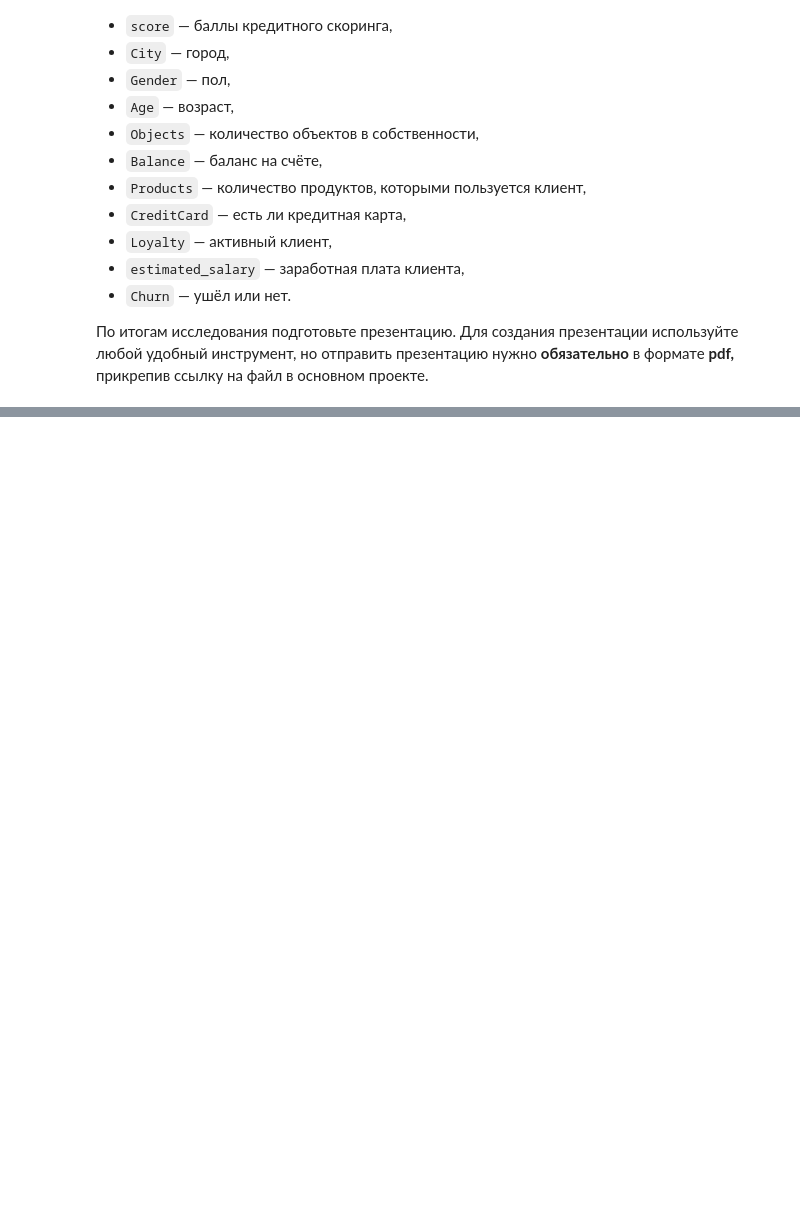
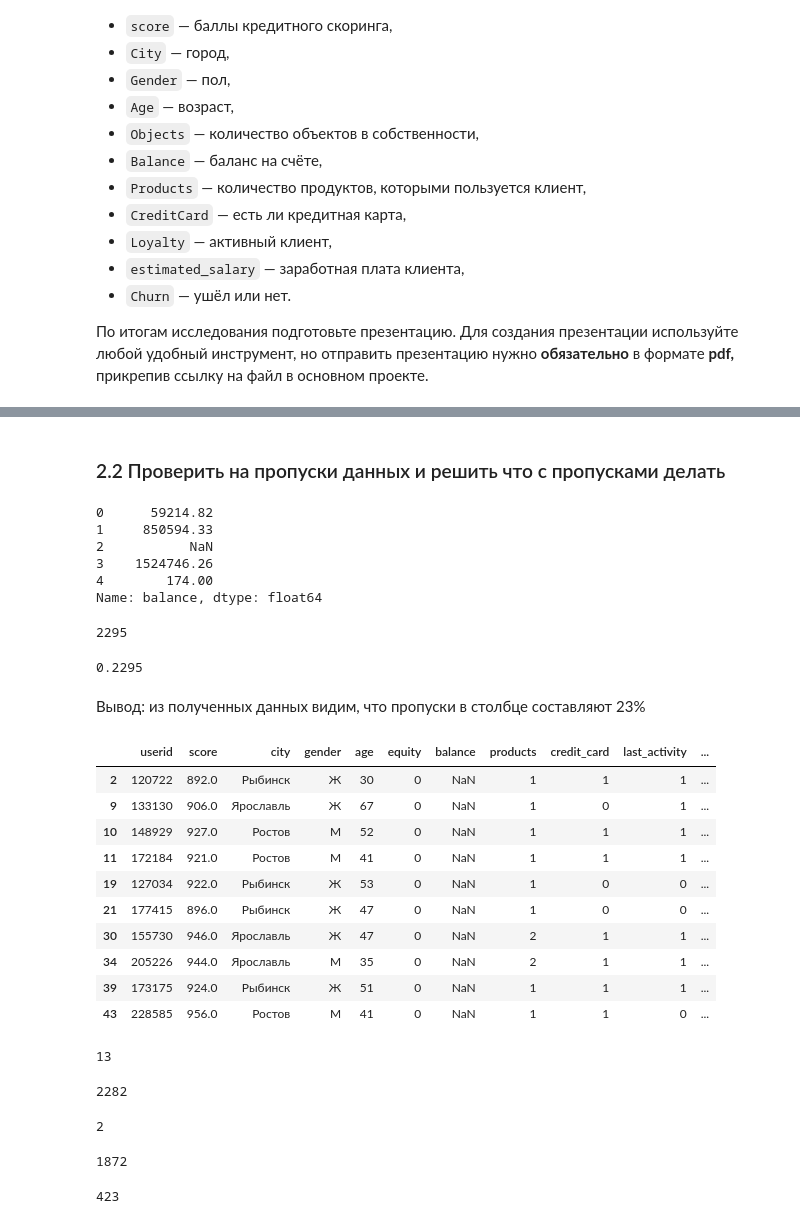
Before and after one commit to mxats1991/da_project_bank, a Jupyter notebook: da_v1.ipynb, the cells around one changed output, grey strips where cells are left out. Saved outputs shown, nothing was run; the diff lists cells and outputs as text; code cells hidden in the pictures; blank space fills up the shorter version.

```diff
--- a/da_v1.ipynb
+++ b/da_v1.ipynb
@@ -105,0 +116,55 @@ memory usage: 937.6+ KB
+# %% [markdown]
+### 2.2 Проверить на пропуски данных и решить что с пропусками делать
+# %%
+df['balance'].head()
+# %% [output]
+0      59214.82
+1     850594.33
+2           NaN
+3    1524746.26
+4        174.00
+Name: balance, dtype: float64
+# %%
+len(df[df['balance'].isna()])
+# %% [output]
+2295
+# %%
+len(df[df['balance'].isna()])/len(df)
+# %% [output]
+0.2295
+# %% [markdown]
+Вывод: из полученных данных видим, что пропуски в столбце составляют 23%
+# %%
+df[df['balance'].isna() == True].head(10)
+# %% [output]
+|  | userid | score | city | gender | age | equity | balance | products | credit_card | last_activity | ... |
+| 2 | 120722 | 892.0 | Рыбинск | Ж | 30 | 0 | NaN | 1 | 1 | 1 | ... |
+| 9 | 133130 | 906.0 | Ярославль | Ж | 67 | 0 | NaN | 1 | 0 | 1 | ... |
+| 10 | 148929 | 927.0 | Ростов | М | 52 | 0 | NaN | 1 | 1 | 1 | ... |
+| 11 | 172184 | 921.0 | Ростов | М | 41 | 0 | NaN | 1 | 1 | 1 | ... |
+| 19 | 127034 | 922.0 | Рыбинск | Ж | 53 | 0 | NaN | 1 | 0 | 0 | ... |
+| 21 | 177415 | 896.0 | Рыбинск | Ж | 47 | 0 | NaN | 1 | 0 | 0 | ... |
+| 30 | 155730 | 946.0 | Ярославль | Ж | 47 | 0 | NaN | 2 | 1 | 1 | ... |
+| 34 | 205226 | 944.0 | Ярославль | М | 35 | 0 | NaN | 2 | 1 | 1 | ... |
+| 39 | 173175 | 924.0 | Рыбинск | Ж | 51 | 0 | NaN | 1 | 1 | 1 | ... |
+| 43 | 228585 | 956.0 | Ростов | М | 41 | 0 | NaN | 1 | 1 | 0 | ... |
+# %%
+len(df[(df['balance'].isna() == True) & (df['churn'] == 1)])
+# %% [output]
+13
+# %%
+len(df[(df['balance'].isna() == True) & (df['churn'] == 0)])
+# %% [output]
+2282
+# %%
+len(df[df['balance'] == 0])
+# %% [output]
+2
+# %%
+len(df[(df['balance'].isna() == True) & (df['credit_card'] == 1)])
+# %% [output]
+1872
+# %%
+len(df[(df['balance'].isna() == True) & (df['credit_card'] == 0)])
+# %% [output]
+423
```
Also changed, not shown: parts of 24 cells of this notebook, 2 other files.
